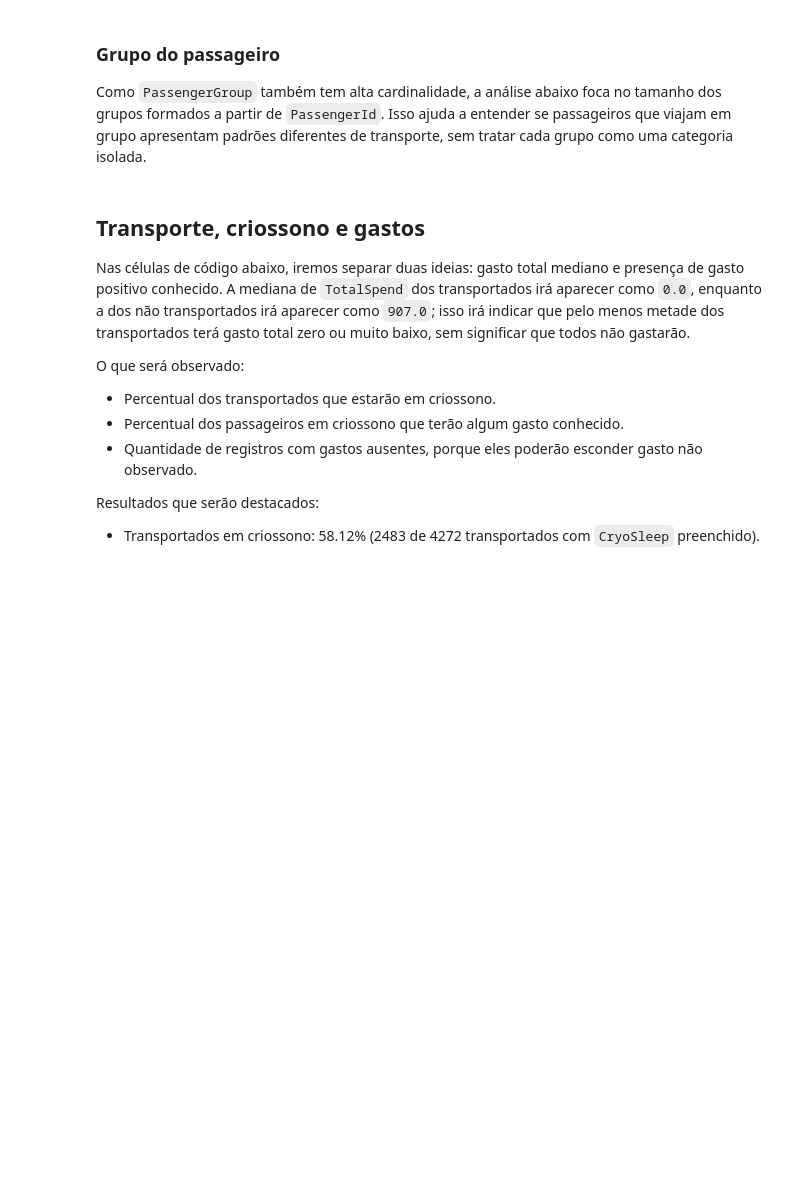
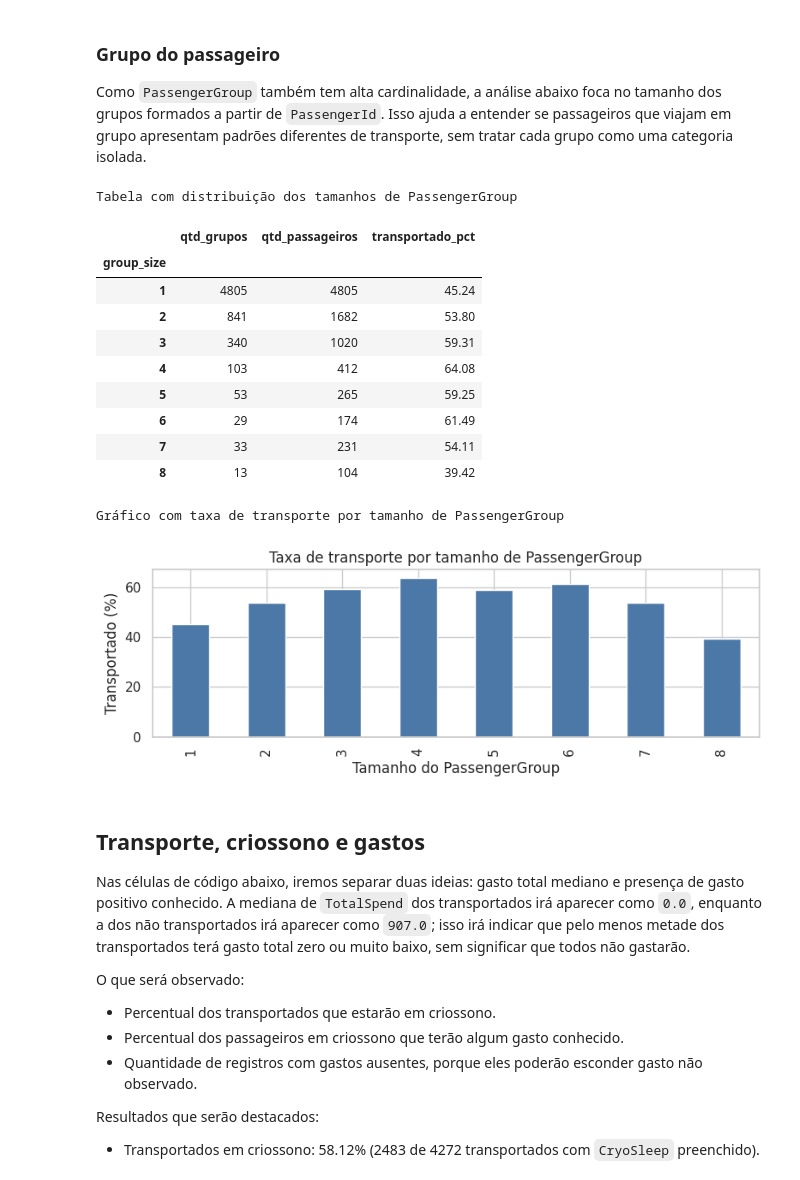
Before and after one commit to gabrafo/MineracaoDeDados, a Jupyter notebook: notebook.ipynb, the cells around one changed output. Cells and saved outputs as stored; diff of their text form; code cells hidden in the pictures; blank space fills up the shorter version.

```diff
--- a/notebook.ipynb
+++ b/notebook.ipynb
@@ -188,34 +379,48 @@ Como `PassengerGroup` também tem alta cardinalidade, a análise abaixo foca no
 # %%
 # Explora PassengerGroup pelo tamanho dos grupos
 print("Tabela com distribuição dos tamanhos de PassengerGroup")
 passenger_group_size = eda.groupby("PassengerGroup").size()
 passenger_group_summary = (
     passenger_group_size.value_counts()
     .sort_index()
     .rename_axis("group_size")
     .to_frame("qtd_grupos")
 )
 passenger_group_summary["qtd_passageiros"] = passenger_group_summary.index * passenger_group_summary["qtd_grupos"]
 passenger_group_summary["transportado_pct"] = (
-    eda.assign(PassengerGroupSize=eda.groupby("PassengerGroup")["PassengerId"].transform("size"))
+    eda.assign(PassengerGroupSize=eda.groupby("PassengerGroup")["PassengerGroup"].transform("size"))
     .groupby("PassengerGroupSize")["Transported"]
     .mean()
     .mul(100)
     .round(2)
 )
 display(passenger_group_summary)
 
 print("Gráfico com taxa de transporte por tamanho de PassengerGroup")
 ax = passenger_group_summary["transportado_pct"].plot(
     kind="bar",
     figsize=(8, 3),
     title="Taxa de transporte por tamanho de PassengerGroup",
     color="#4C78A8",
 )
 ax.set_xlabel("Tamanho do PassengerGroup")
 ax.set_ylabel("Transportado (%)")
 plt.tight_layout()
 plt.show()
+# %% [output]
+Tabela com distribuição dos tamanhos de PassengerGroup
+|  | qtd_grupos | qtd_passageiros | transportado_pct |
+| group_size |  |  |  |
+| 1 | 4805 | 4805 | 45.24 |
+| 2 | 841 | 1682 | 53.80 |
+| 3 | 340 | 1020 | 59.31 |
+| 4 | 103 | 412 | 64.08 |
+| 5 | 53 | 265 | 59.25 |
+| 6 | 29 | 174 | 61.49 |
+| 7 | 33 | 231 | 54.11 |
+| 8 | 13 | 104 | 39.42 |
+Gráfico com taxa de transporte por tamanho de PassengerGroup
+[figure, added]
 # %% [markdown]
 ## Transporte, criossono e gastos
 
```
Also changed, not shown: parts of 29 cells of this notebook.
